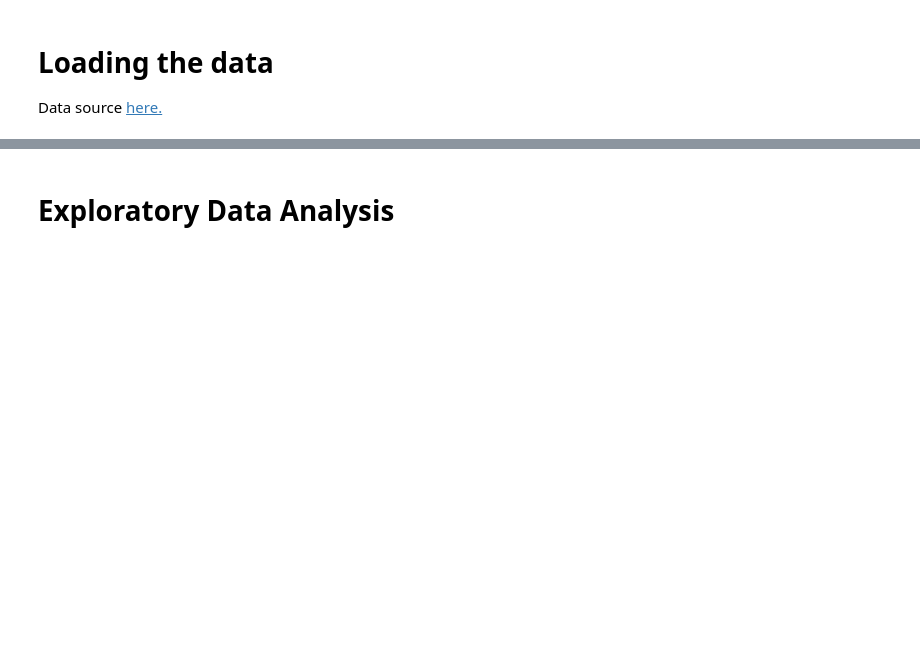
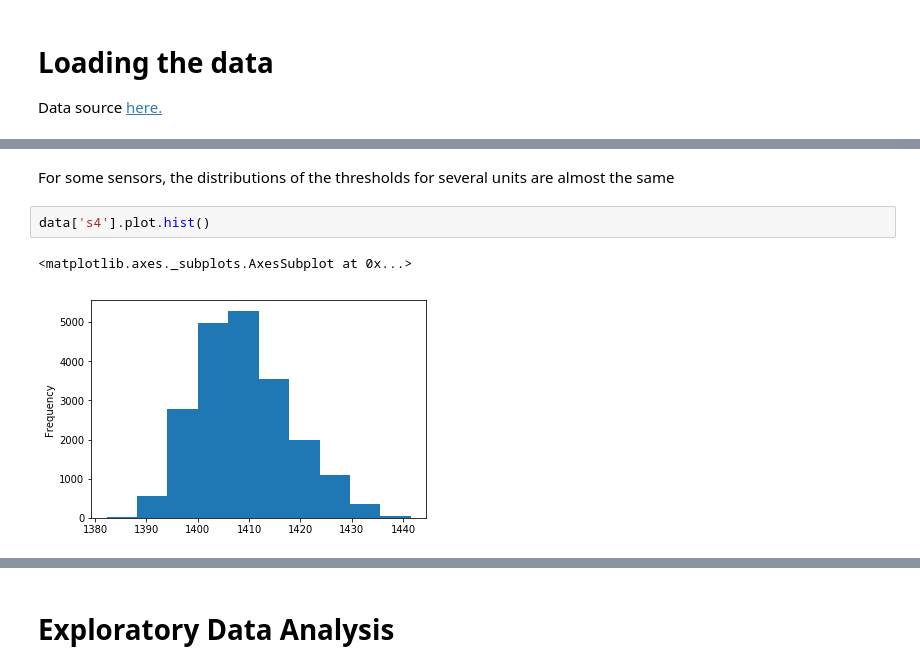
Before and after one commit to tayciryahmed/predictive-maintenance, a Jupyter notebook: predictive_maintenance_starting_kit.ipynb, the cells around one changed output, grey strips where cells are left out. Cells and saved outputs as stored; diff of their text form; blank space fills up the shorter version.

```diff
--- a/predictive_maintenance_starting_kit.ipynb
+++ b/predictive_maintenance_starting_kit.ipynb
@@ -69,0 +120,7 @@ test.head()
+# %% [markdown]
+For some sensors, the distributions of the thresholds for several units are almost the same
+# %%
+data['s4'].plot.hist()
+# %% [output]
+<matplotlib.axes._subplots.AxesSubplot at 0x...>
+[figure, added]
```
Also changed, not shown: parts of 15 cells of this notebook.
